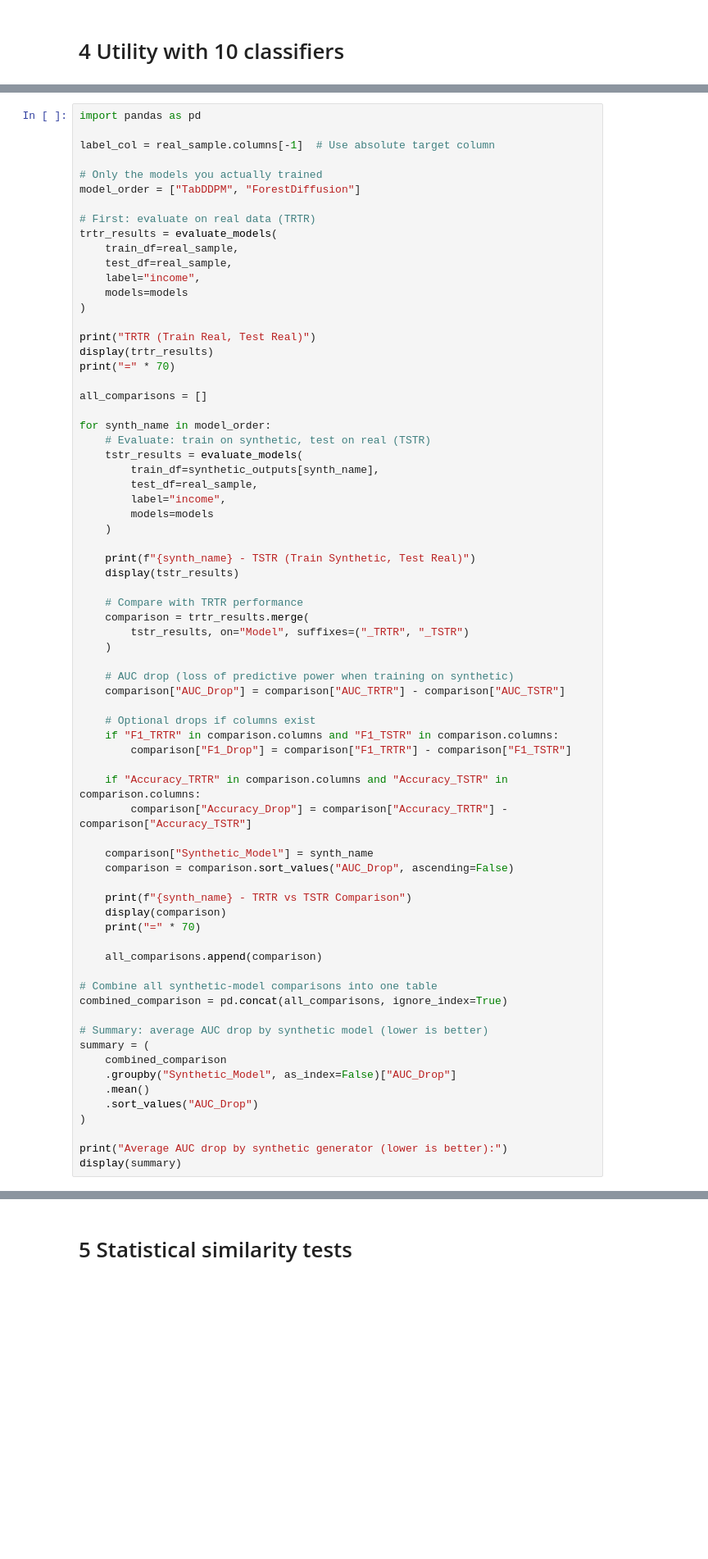
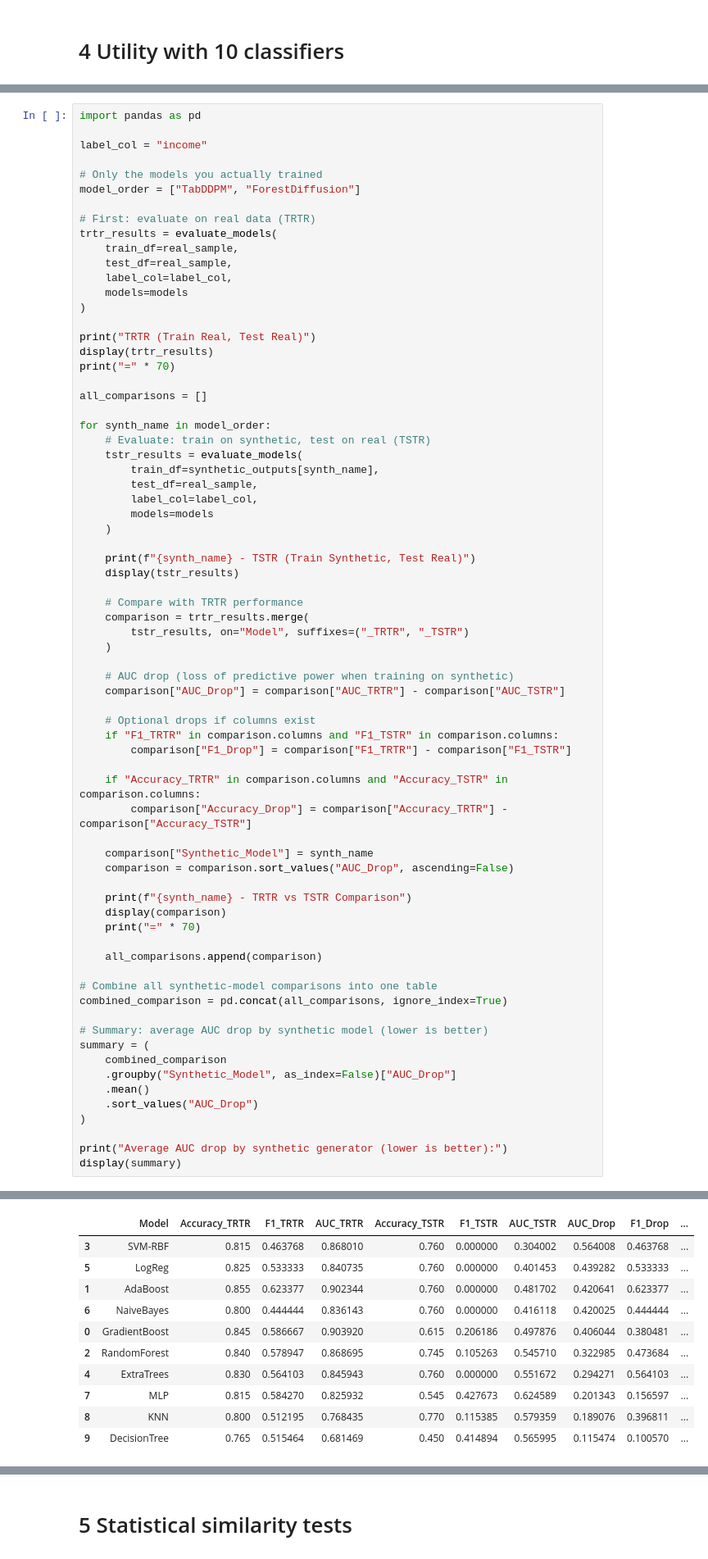
Before and after one commit to gopibattineni/SYNTH_BENCHMARK, a Jupyter notebook: Diffusion GANs/3. Adult census_diffusion.ipynb, the cells around one changed output, grey strips where cells are left out. Shown at 82% size. Drawn from its saved outputs; the diff is of its cells as text; blank space fills up the shorter version.

```diff
--- a/Diffusion GANs/3. Adult census_diffusion.ipynb
+++ b/Diffusion GANs/3. Adult census_diffusion.ipynb
@@ -1407,7 +1773,7 @@ def evaluate_models(train_df, test_df, label_col="income", models=models, test_s
 # %%
 import pandas as pd
 
-label_col = real_sample.columns[-1]  # Use absolute target column
+label_col = "income"
 
 # Only the models you actually trained
 model_order = ["TabDDPM", "ForestDiffusion"]
@@ -1416,7 +1782,7 @@ model_order = ["TabDDPM", "ForestDiffusion"]
 trtr_results = evaluate_models(
     train_df=real_sample,
     test_df=real_sample,
-    label="income",
+    label_col=label_col,
     models=models
 )
 
@@ -1431,7 +1797,7 @@ for synth_name in model_order:
     tstr_results = evaluate_models(
         train_df=synthetic_outputs[synth_name],
         test_df=real_sample,
-        label="income",
+        label_col=label_col,
         models=models
     )
 
@@ -1475,3 +1841,4 @@ summary = (
 
 print("Average AUC drop by synthetic generator (lower is better):")
 display(summary)
+# %% [output]
@@ -1477,0 +1871,11 @@ display(summary)
+|  | Model | Accuracy_TRTR | F1_TRTR | AUC_TRTR | Accuracy_TSTR | F1_TSTR | AUC_TSTR | AUC_Drop | F1_Drop | ... |
+| 3 | SVM-RBF | 0.815 | 0.463768 | 0.868010 | 0.760 | 0.000000 | 0.304002 | 0.564008 | 0.463768 | ... |
+| 5 | LogReg | 0.825 | 0.533333 | 0.840735 | 0.760 | 0.000000 | 0.401453 | 0.439282 | 0.533333 | ... |
+| 1 | AdaBoost | 0.855 | 0.623377 | 0.902344 | 0.760 | 0.000000 | 0.481702 | 0.420641 | 0.623377 | ... |
+| 6 | NaiveBayes | 0.800 | 0.444444 | 0.836143 | 0.760 | 0.000000 | 0.416118 | 0.420025 | 0.444444 | ... |
+| 0 | GradientBoost | 0.845 | 0.586667 | 0.903920 | 0.615 | 0.206186 | 0.497876 | 0.406044 | 0.380481 | ... |
+| 2 | RandomForest | 0.840 | 0.578947 | 0.868695 | 0.745 | 0.105263 | 0.545710 | 0.322985 | 0.473684 | ... |
+| 4 | ExtraTrees | 0.830 | 0.564103 | 0.845943 | 0.760 | 0.000000 | 0.551672 | 0.294271 | 0.564103 | ... |
+| 7 | MLP | 0.815 | 0.584270 | 0.825932 | 0.545 | 0.427673 | 0.624589 | 0.201343 | 0.156597 | ... |
+| 8 | KNN | 0.800 | 0.512195 | 0.768435 | 0.770 | 0.115385 | 0.579359 | 0.189076 | 0.396811 | ... |
+| 9 | DecisionTree | 0.765 | 0.515464 | 0.681469 | 0.450 | 0.414894 | 0.565995 | 0.115474 | 0.100570 | ... |
```
Also changed, not shown: parts of 42 cells of this notebook, 37 other files.
